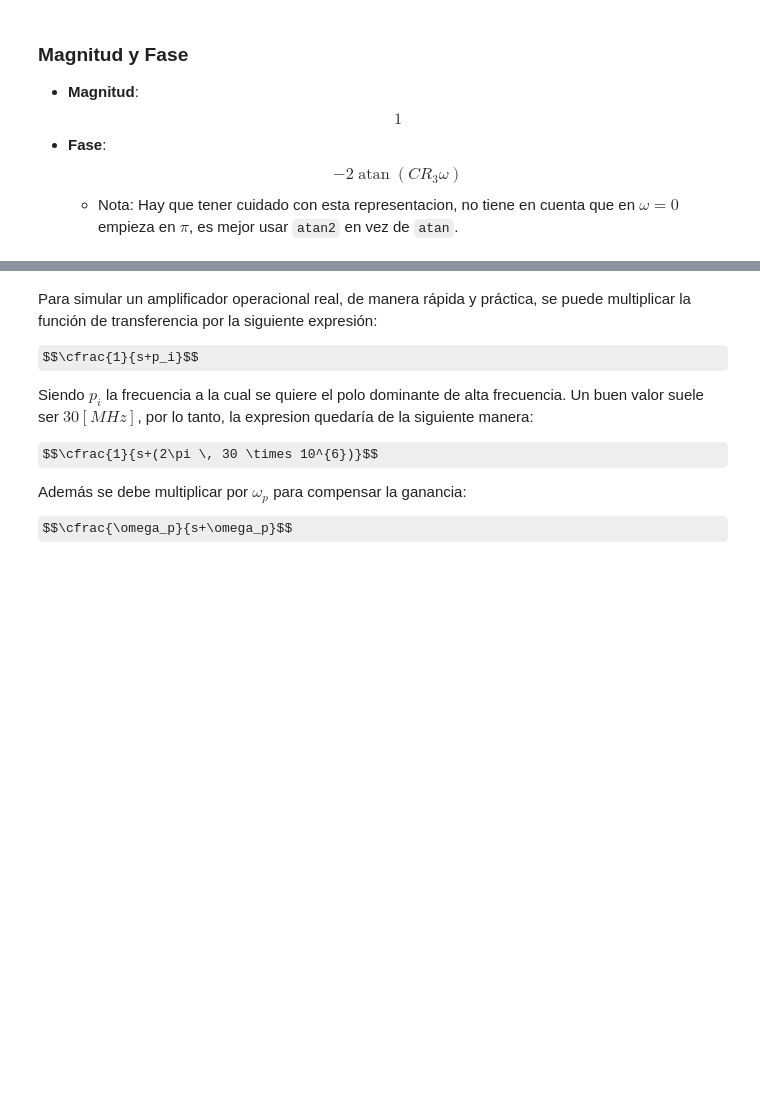
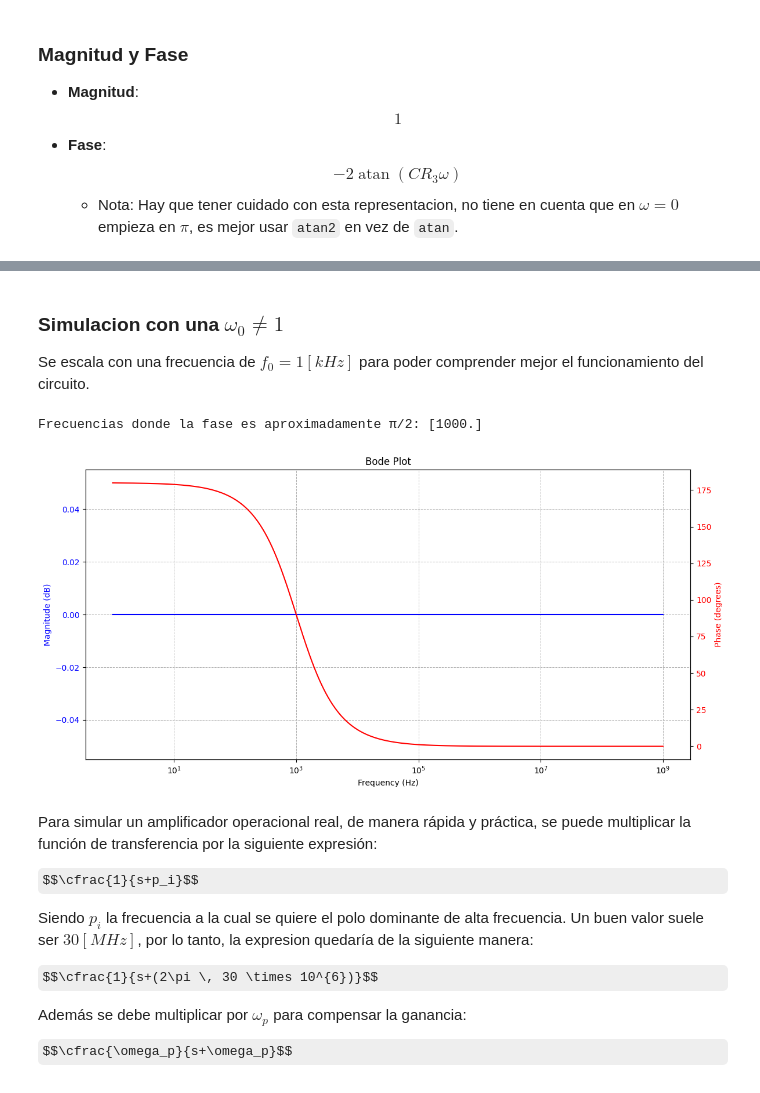
Before and after one commit to fborello-lambda/TC2-2025, a Jupyter notebook: TS1/TS1.ipynb, the cells around one changed output, grey strips where cells are left out. Saved outputs shown, nothing was run; the diff lists cells and outputs as text; code cells hidden in the pictures; some formulas as TeX source; blank space fills up the shorter version.

```diff
--- a/TS1/TS1.ipynb
+++ b/TS1/TS1.ipynb
@@ -192,3 +195,19 @@ Frecuencias donde la fase es aproximadamente π/2: [1000.]
+# %% [markdown]
+### Simulacion con una $\omega_0 \neq 1$
+
+Se escala con una frecuencia de $f_0 = 1[kHz]$ para poder comprender mejor el funcionamiento del circuito.
+# %%
+f = 1e3
+Rn = 1
+R12 = 1
+w0 = 2 * np.pi * f
+Q = 1
+values = {R2: R12 / Rn, R3: Rn, C: Q * (Rn / w0)}
+
+plot_tf(H, values, 9)
+# %% [output]
+Frecuencias donde la fase es aproximadamente π/2: [1000.]
+[figure, added]
 # %% [markdown]
 Para simular un amplificador operacional real, de manera rápida y práctica, se puede multiplicar la función de transferencia por la siguiente expresión:
 
```
Also changed, not shown: parts of 16 cells of this notebook.
